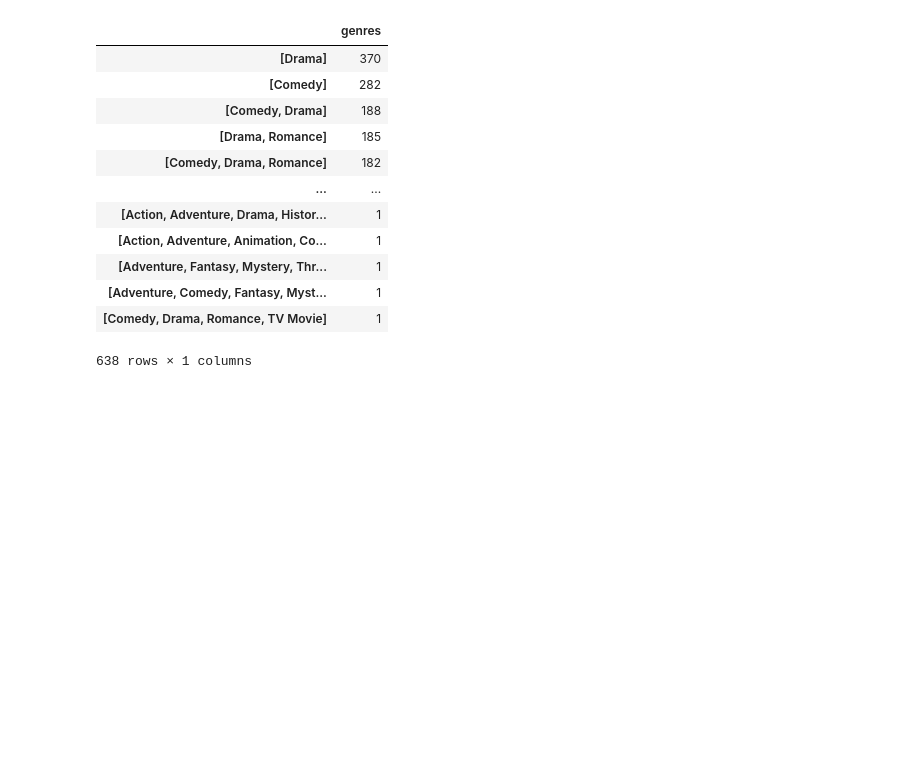
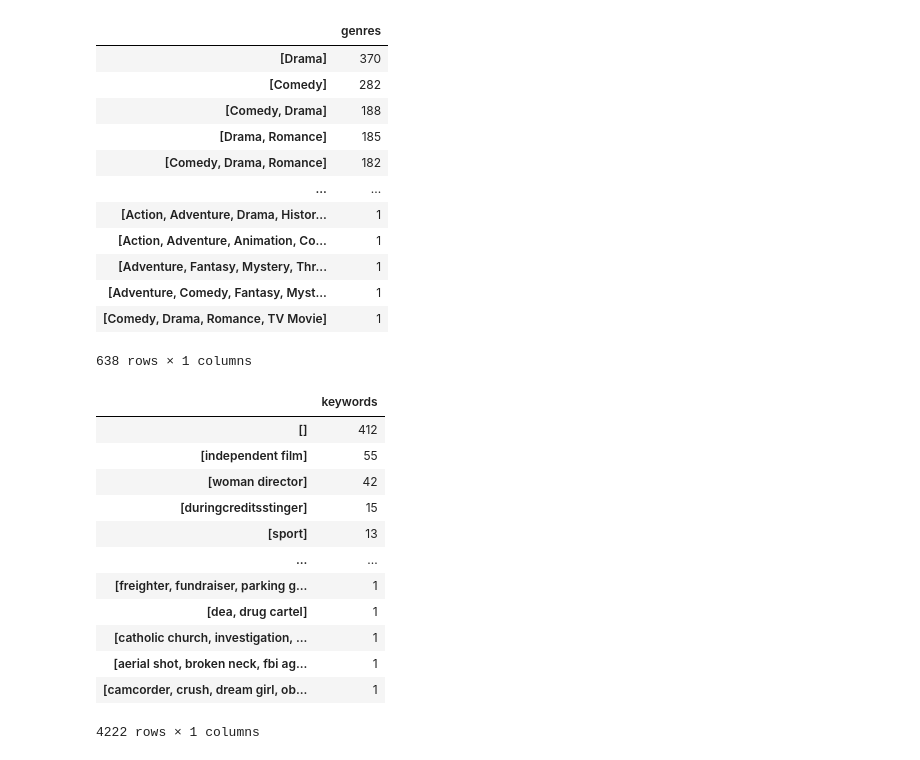
Before and after one commit to abhinav270/GreatLearning-Projects, a Jupyter notebook: Movie_Recommendation_system.ipynb, the cells around one changed output. Cells and saved outputs as stored; diff of their text form; code cells hidden in the pictures; blank space fills up the shorter version.

```diff
--- a/Movie_Recommendation_system.ipynb
+++ b/Movie_Recommendation_system.ipynb
@@ -109,3 +109,20 @@ movies_df.genres.value_counts().to_frame()
 | [Adventure, Comedy, Fantasy, Myst... | 1 |
 | [Comedy, Drama, Romance, TV Movie] | 1 |
 638 rows × 1 columns
+# %%
+movies_df.keywords = movies_df.keywords.apply(GenreList)
+movies_df.keywords.value_counts().to_frame()
+# %% [output]
+|  | keywords |
+| [] | 412 |
+| [independent film] | 55 |
+| [woman director] | 42 |
+| [duringcreditsstinger] | 15 |
+| [sport] | 13 |
+| ... | ... |
+| [freighter, fundraiser, parking g... | 1 |
+| [dea, drug cartel] | 1 |
+| [catholic church, investigation, ... | 1 |
+| [aerial shot, broken neck, fbi ag... | 1 |
+| [camcorder, crush, dream girl, ob... | 1 |
+4222 rows × 1 columns
```
Also changed, not shown: parts of 6 cells of this notebook.
